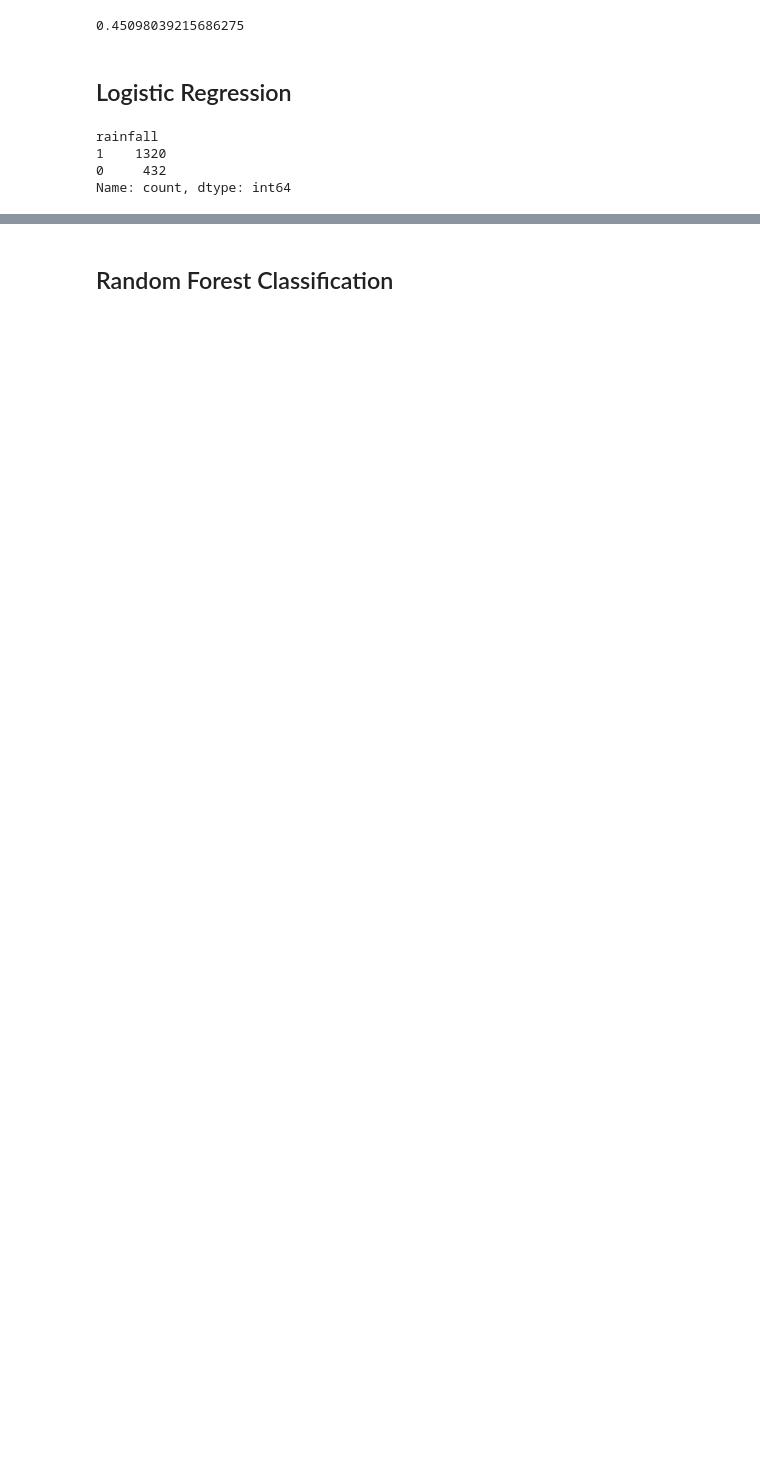
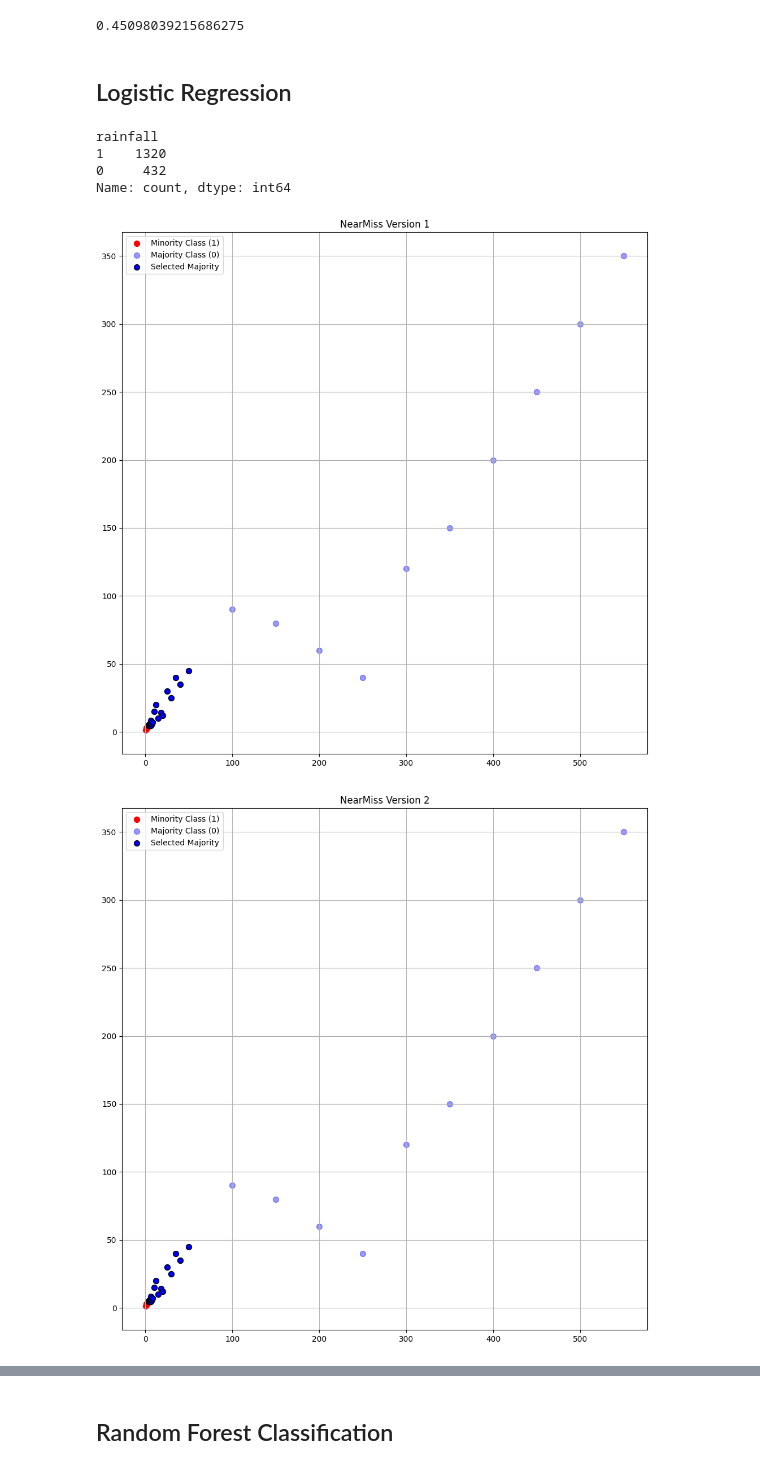
Before and after one commit to RinaldinAdam/KaggleNotebooks, a Jupyter notebook: Kaggle_Competition_Rainfall_Prediction.ipynb, the cells around one changed output, grey strips where cells are left out. Saved outputs shown, nothing was run; the diff lists cells and outputs as text; code cells hidden in the pictures; blank space fills up the shorter version.

```diff
--- a/Kaggle_Competition_Rainfall_Prediction.ipynb
+++ b/Kaggle_Competition_Rainfall_Prediction.ipynb
@@ -409,3 +410,60 @@ rainfall
 1    1320
 0     432
 Name: count, dtype: int64
+# %%
+import numpy as np
+import matplotlib.pyplot as plt
+from imblearn.under_sampling import NearMiss
+
+# Specify the fraction of data you want to sample (e.g., 30%)
+minority_class = np.array([
+    [1, 2], [2, 3], [3, 4], [1.5, 2.5], [2.8, 3.8],
+    [0.7, 1.2], [3.3, 4.5], [1.1, 2.8], [2.2, 3.3], [3.1, 3.9]
+])
+
+# Diverse majority class
+majority_class = np.array([
+    # Close to minority class but not overlapping
+    [4, 5], [3.5, 4.7], [5.5, 6.1], [4.2, 5.3], [6, 4.8],
+    [5.1, 5.5], [7.2, 6.5], [8, 7], [6.5, 8.3], [7.8, 5.9],
+
+    # Further majority class points
+    [15, 10], [10, 15], [20, 12], [18, 14], [12, 20],
+    [30, 25], [25, 30], [40, 35], [35, 40], [50, 45],
+
+    # Distant outliers
+    [100, 90], [150, 80], [200, 60], [250, 40], [300, 120],
+    [350, 150], [400, 200], [450, 250], [500, 300], [550, 350]
+])
+# Combining data and labels
+X_sample = np.vstack((minority_class, majority_class))
+y_sample = np.array([1]*len(minority_class) + [0]*len(majority_class))
+# Perform NearMiss for each version
+nearmiss_v1 = NearMiss(version=1, sampling_strategy=0.5)
+nearmiss_v2 = NearMiss(version=2, sampling_strategy=0.5)
+nearmiss_v3 = NearMiss(version=3, sampling_strategy=0.5)
+
+X_v1, y_v1 = nearmiss_v1.fit_resample(X_sample, y_sample)
+X_v2, y_v2 = nearmiss_v2.fit_resample(X_sample, y_sample)
+X_v3, y_v3 = nearmiss_v3.fit_resample(X_sample, y_sample)
+
+# Plotting function
+def plot_nearmiss(title, X_resampled, y_resampled):
+    plt.figure(figsize=(12,12))
+    plt.scatter(X_sample[y_sample == 1][:, 0], X_sample[y_sample == 1][:, 1], color='red', label='Minority Class (1)', s=50)
+    plt.scatter(X_sample[y_sample == 0][:, 0], X_sample[y_sample == 0][:, 1], color='blue', label='Majority Class (0)', s=50, alpha=0.4)
+    plt.scatter(X_resampled[y_resampled == 0][:, 0], X_resampled[y_resampled == 0][:, 1],
+                color='blue', edgecolor='black', s=50, marker='o', label='Selected Majority')
+    plt.title(title)
+    plt.legend()
+    plt.grid(True)
+
+# Plot results for each NearMiss version
+plot_nearmiss('NearMiss Version 1', X_v1, y_v1)
+plot_nearmiss('NearMiss Version 2', X_v2, y_v2)
+plot_nearmiss('NearMiss Version 3', X_v3, y_v3)
+
+plt.show()
+# %% [output]
+[figure, added]
+[figure, added]
```
Also changed, not shown: parts of 68 cells of this notebook.
